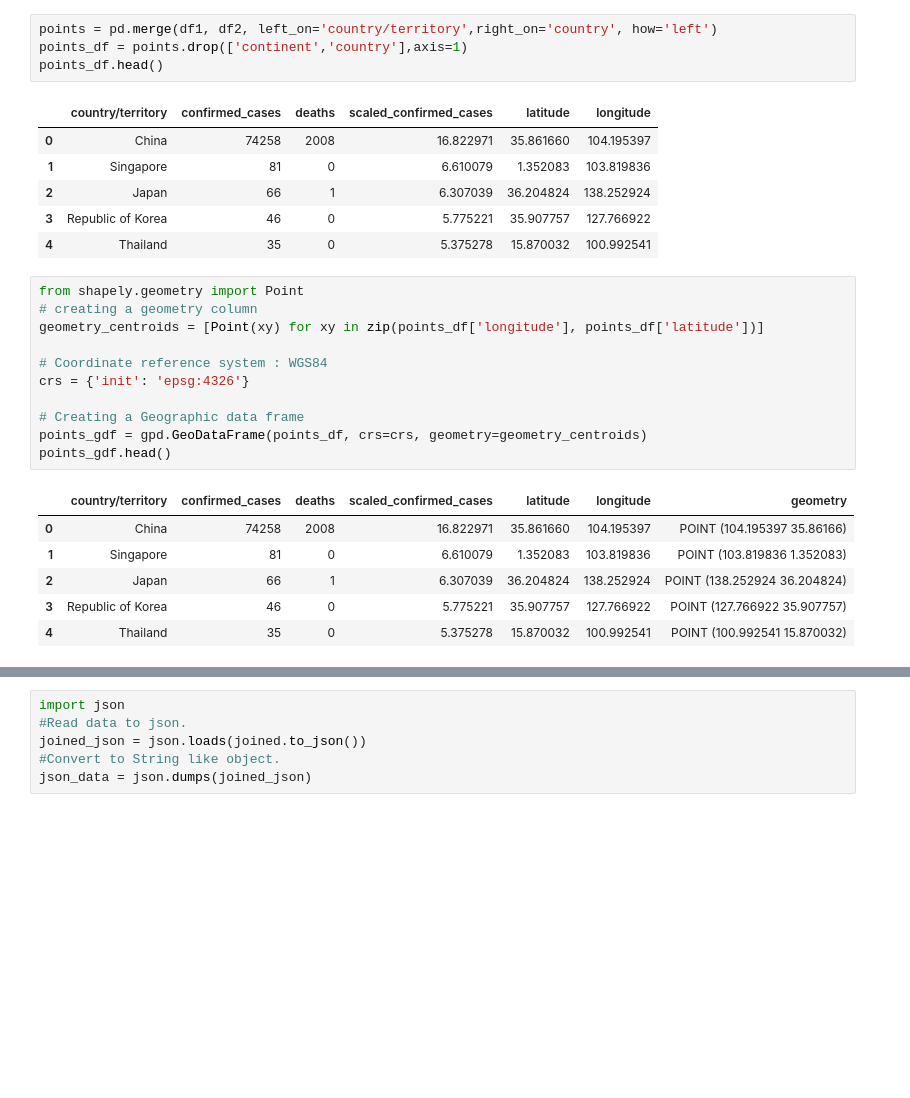
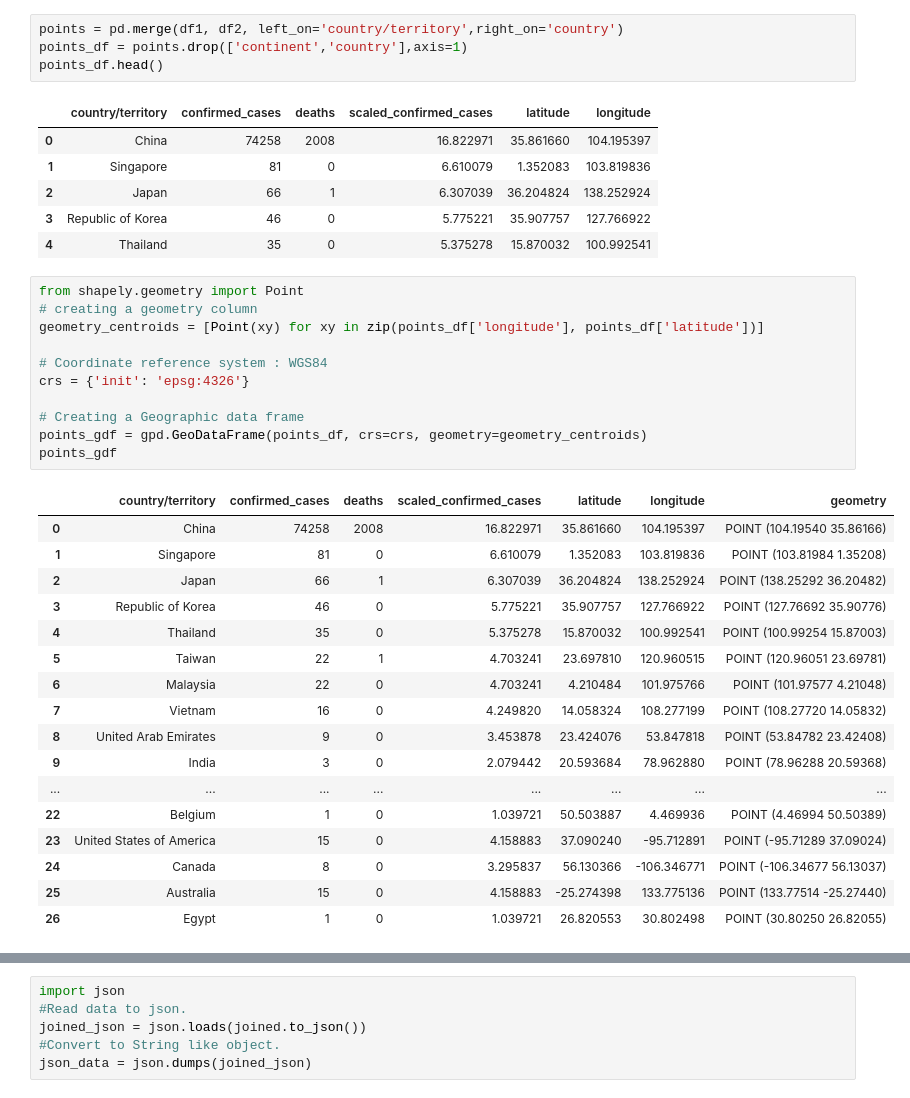
Before and after one commit to CrazyDaffodils/coronavirus-dashboard, a Jupyter notebook: code/coronavirus_spatial_join.ipynb, the cells around one changed output, grey strips where cells are left out. Cells and saved outputs as stored; diff of their text form; blank space fills up the shorter version.

Commit message:
performed an inner join instead of left join for points_df

```diff
--- a/code/coronavirus_spatial_join.ipynb
+++ b/code/coronavirus_spatial_join.ipynb
@@ -67,7 +77,7 @@ df2.head()
 | 3 | Andorra | 42.506285 | 1.521801 |
 | 4 | Angola | -11.202692 | 17.873887 |
 # %%
-points = pd.merge(df1, df2, left_on='country/territory',right_on='country', how='left')
+points = pd.merge(df1, df2, left_on='country/territory',right_on='country')
 points_df = points.drop(['continent','country'],axis=1)
 points_df.head()
 # %% [output]
@@ -80,20 +90,31 @@ points_df.head()
 # %%
 from shapely.geometry import Point
 # creating a geometry column
 geometry_centroids = [Point(xy) for xy in zip(points_df['longitude'], points_df['latitude'])]
 
 # Coordinate reference system : WGS84
 crs = {'init': 'epsg:4326'}
 
 # Creating a Geographic data frame
 points_gdf = gpd.GeoDataFrame(points_df, crs=crs, geometry=geometry_centroids)
-points_gdf.head()
+points_gdf
 # %% [output]
 |  | country/territory | confirmed_cases | deaths | scaled_confirmed_cases | latitude | longitude | geometry |
-| 0 | China | 74258 | 2008 | 16.822971 | 35.861660 | 104.195397 | POINT (104.195397 35.86166) |
-| 1 | Singapore | 81 | 0 | 6.610079 | 1.352083 | 103.819836 | POINT (103.819836 1.352083) |
-| 2 | Japan | 66 | 1 | 6.307039 | 36.204824 | 138.252924 | POINT (138.252924 36.204824) |
-| 3 | Republic of Korea | 46 | 0 | 5.775221 | 35.907757 | 127.766922 | POINT (127.766922 35.907757) |
-| 4 | Thailand | 35 | 0 | 5.375278 | 15.870032 | 100.992541 | POINT (100.992541 15.870032) |
+| 0 | China | 74258 | 2008 | 16.822971 | 35.861660 | 104.195397 | POINT (104.19540 35.86166) |
+| 1 | Singapore | 81 | 0 | 6.610079 | 1.352083 | 103.819836 | POINT (103.81984 1.35208) |
+| 2 | Japan | 66 | 1 | 6.307039 | 36.204824 | 138.252924 | POINT (138.25292 36.20482) |
+| 3 | Republic of Korea | 46 | 0 | 5.775221 | 35.907757 | 127.766922 | POINT (127.76692 35.90776) |
+| 4 | Thailand | 35 | 0 | 5.375278 | 15.870032 | 100.992541 | POINT (100.99254 15.87003) |
+| 5 | Taiwan | 22 | 1 | 4.703241 | 23.697810 | 120.960515 | POINT (120.96051 23.69781) |
+| 6 | Malaysia | 22 | 0 | 4.703241 | 4.210484 | 101.975766 | POINT (101.97577 4.21048) |
+| 7 | Vietnam | 16 | 0 | 4.249820 | 14.058324 | 108.277199 | POINT (108.27720 14.05832) |
+| 8 | United Arab Emirates | 9 | 0 | 3.453878 | 23.424076 | 53.847818 | POINT (53.84782 23.42408) |
+| 9 | India | 3 | 0 | 2.079442 | 20.593684 | 78.962880 | POINT (78.96288 20.59368) |
+| ... | ... | ... | ... | ... | ... | ... | ... |
+| 22 | Belgium | 1 | 0 | 1.039721 | 50.503887 | 4.469936 | POINT (4.46994 50.50389) |
+| 23 | United States of America | 15 | 0 | 4.158883 | 37.090240 | -95.712891 | POINT (-95.71289 37.09024) |
+| 24 | Canada | 8 | 0 | 3.295837 | 56.130366 | -106.346771 | POINT (-106.34677 56.13037) |
+| 25 | Australia | 15 | 0 | 4.158883 | -25.274398 | 133.775136 | POINT (133.77514 -25.27440) |
+| 26 | Egypt | 1 | 0 | 1.039721 | 26.820553 | 30.802498 | POINT (30.80250 26.82055) |
 # %%
 from geopandas.tools import sjoin
```
Also changed, not shown: parts of 5 cells of this notebook.
